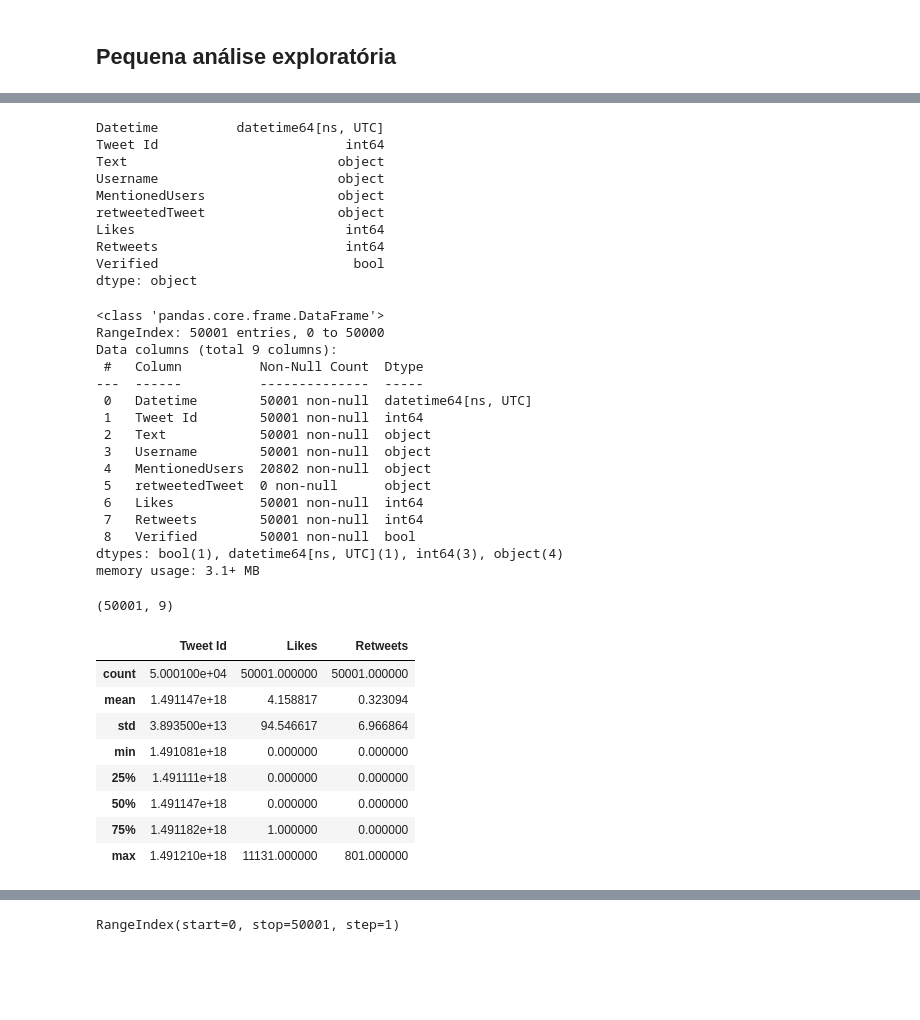
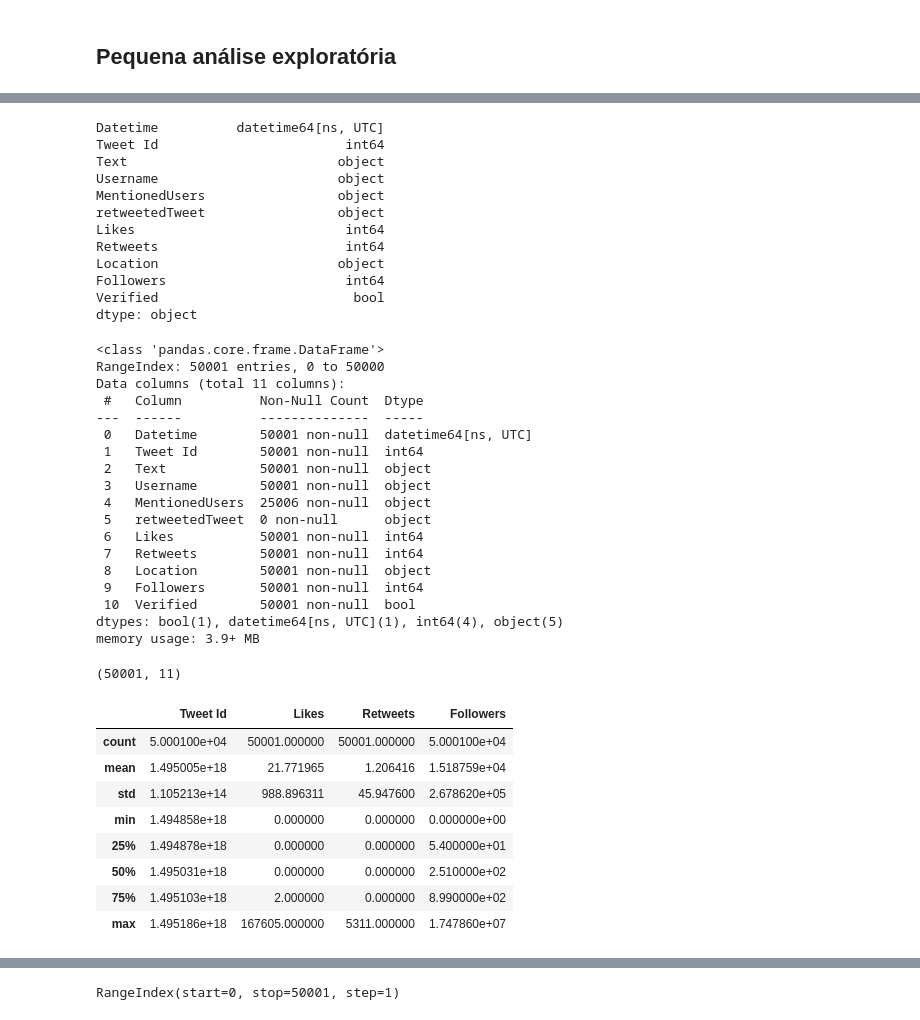
Before and after one commit to k-marcelino/Twitter-Extraction-and-Exploratory-analysis, a Jupyter notebook: scraping millions os tweets - analysis bbb.ipynb, the cells around one changed output, grey strips where cells are left out. Saved outputs shown, nothing was run; the diff lists cells and outputs as text; code cells hidden in the pictures; blank space fills up the shorter version.

```diff
--- a/scraping millions os tweets - analysis bbb.ipynb
+++ b/scraping millions os tweets - analysis bbb.ipynb
@@ -104,7 +84,7 @@ dev
 # %%
 # Data Types
 
-dev.dtypes
+bbb.dtypes
 # %% [output]
 Datetime          datetime64[ns, UTC]
 Tweet Id                        int64
@@ -114,49 +94,53 @@ MentionedUsers                 object
 retweetedTweet                 object
 Likes                           int64
 Retweets                        int64
+Location                       object
+Followers                       int64
 Verified                         bool
 dtype: object
 # %%
 # Exploring info
 
-dev.info()
+bbb.info()
 # %% [output]
 <class 'pandas.core.frame.DataFrame'>
 RangeIndex: 50001 entries, 0 to 50000
-Data columns (total 9 columns):
+Data columns (total 11 columns):
  #   Column          Non-Null Count  Dtype
 ---  ------          --------------  -----
  0   Datetime        50001 non-null  datetime64[ns, UTC]
  1   Tweet Id        50001 non-null  int64
  2   Text            50001 non-null  object
  3   Username        50001 non-null  object
- 4   MentionedUsers  20802 non-null  object
+ 4   MentionedUsers  25006 non-null  object
  5   retweetedTweet  0 non-null      object
  6   Likes           50001 non-null  int64
  7   Retweets        50001 non-null  int64
- 8   Verified        50001 non-null  bool
-dtypes: bool(1), datetime64[ns, UTC](1), int64(3), object(4)
-memory usage: 3.1+ MB
+ 8   Location        50001 non-null  object
+ 9   Followers       50001 non-null  int64
+ 10  Verified        50001 non-null  bool
+dtypes: bool(1), datetime64[ns, UTC](1), int64(4), object(5)
+memory usage: 3.9+ MB
 # %%
 # Shape
 
-dev.shape
+bbb.shape
 # %% [output]
-(50001, 9)
+(50001, 11)
 # %%
 # Doesn't really make sense with ids
 
-dev.describe()
+bbb.describe()
 # %% [output]
-|  | Tweet Id | Likes | Retweets |
-| count | 5.000100e+04 | 50001.000000 | 50001.000000 |
-| mean | 1.491147e+18 | 4.158817 | 0.323094 |
-| std | 3.893500e+13 | 94.546617 | 6.966864 |
-| min | 1.491081e+18 | 0.000000 | 0.000000 |
-| 25% | 1.491111e+18 | 0.000000 | 0.000000 |
-| 50% | 1.491147e+18 | 0.000000 | 0.000000 |
-| 75% | 1.491182e+18 | 1.000000 | 0.000000 |
-| max | 1.491210e+18 | 11131.000000 | 801.000000 |
+|  | Tweet Id | Likes | Retweets | Followers |
+| count | 5.000100e+04 | 50001.000000 | 50001.000000 | 5.000100e+04 |
+| mean | 1.495005e+18 | 21.771965 | 1.206416 | 1.518759e+04 |
+| std | 1.105213e+14 | 988.896311 | 45.947600 | 2.678620e+05 |
+| min | 1.494858e+18 | 0.000000 | 0.000000 | 0.000000e+00 |
+| 25% | 1.494878e+18 | 0.000000 | 0.000000 | 5.400000e+01 |
+| 50% | 1.495031e+18 | 0.000000 | 0.000000 | 2.510000e+02 |
+| 75% | 1.495103e+18 | 2.000000 | 0.000000 | 8.990000e+02 |
+| max | 1.495186e+18 | 167605.000000 | 5311.000000 | 1.747860e+07 |
 # %%
 # DataFrames' Components
 
```
Also changed, not shown: parts of 20 cells of this notebook, 4 other files.
